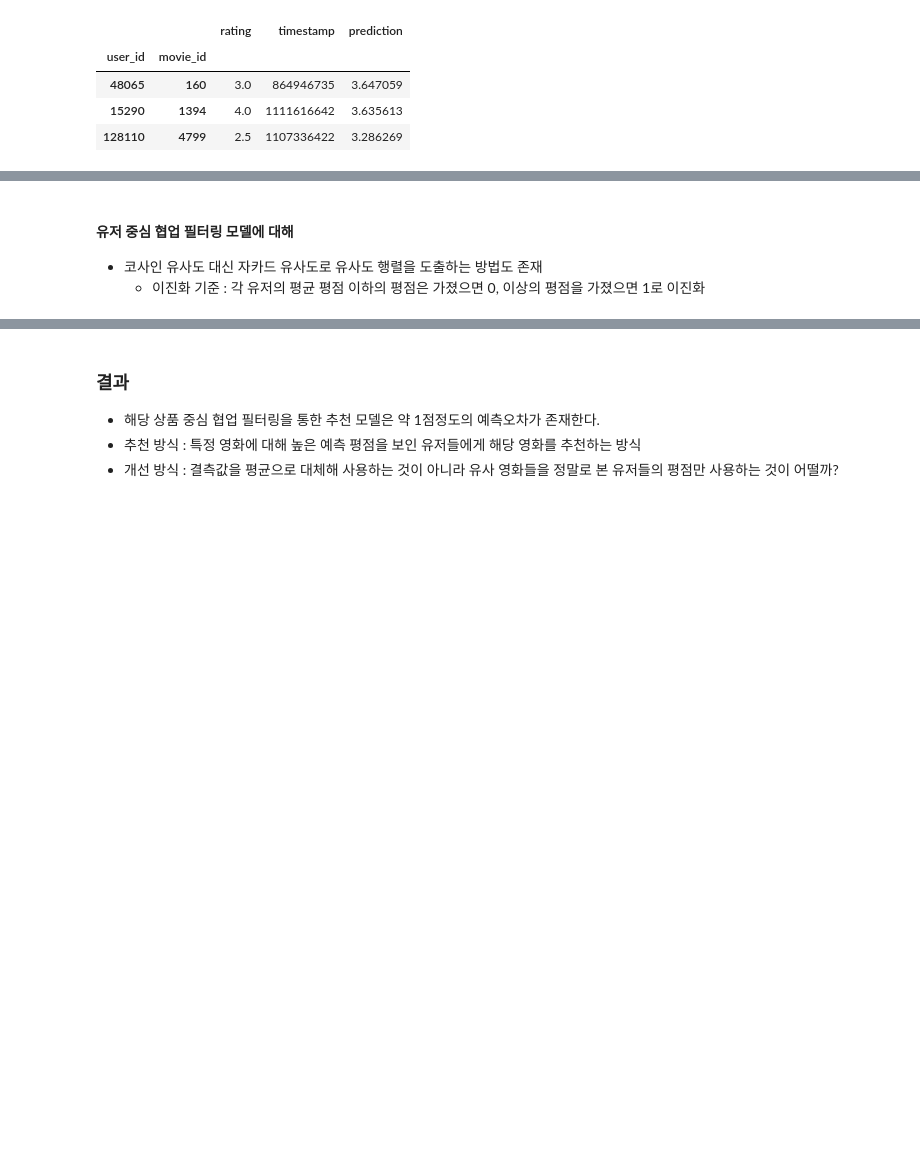
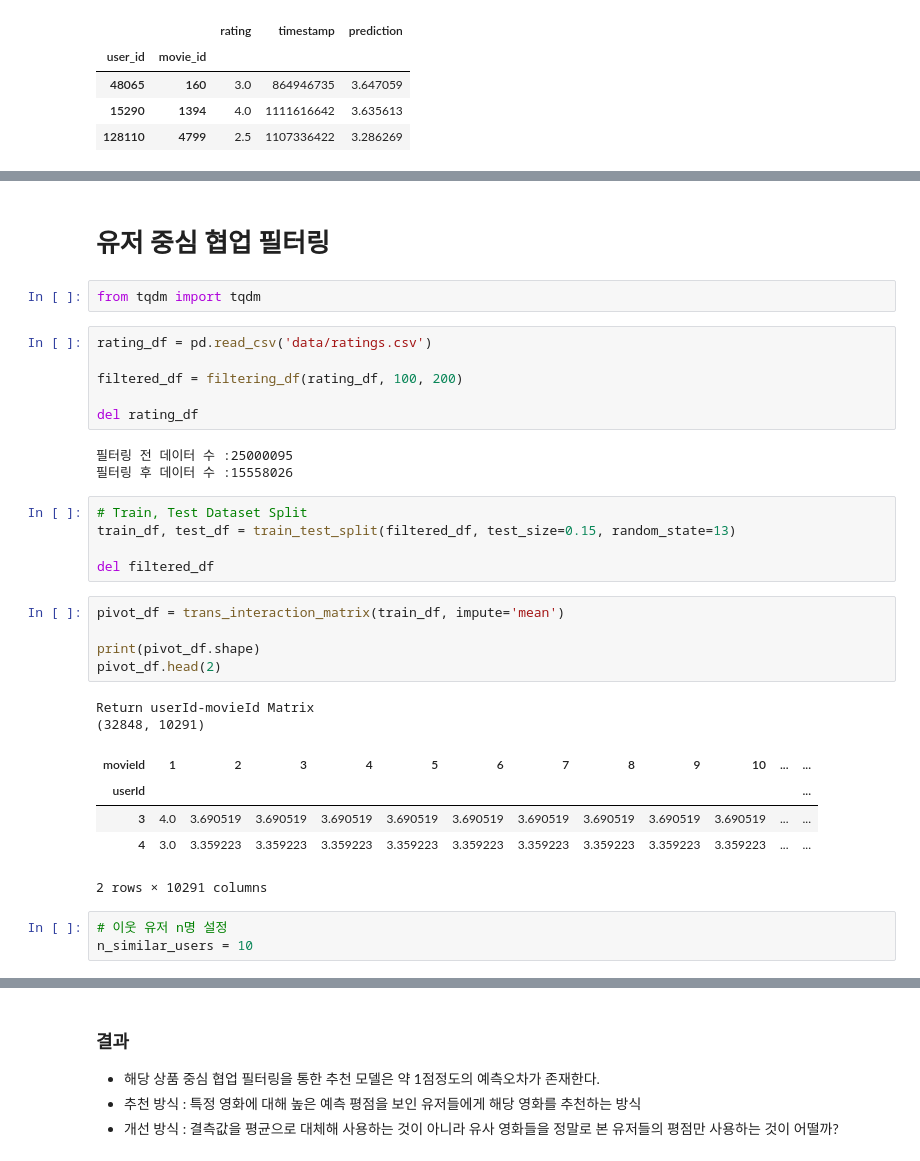
Before and after one commit to aeea-0605/e-commerce-analysis-repo, a Jupyter notebook: movie_recommendation/01_collaborative_filtering_model.ipynb, the cells around one changed output, grey strips where cells are left out. Saved outputs shown, nothing was run; the diff lists cells and outputs as text; blank space fills up the shorter version.

Commit message:
recommendation by collaborative filtering

```diff
--- a/movie_recommendation/01_collaborative_filtering_model.ipynb
+++ b/movie_recommendation/01_collaborative_filtering_model.ipynb
@@ -282,4 +253,34 @@ RMSE of recommendation by item-item collaborative filtering: 0.9494665308953931
-# %% [markdown]
-#### 유저 중심 협업 필터링 모델에 대해
-- 코사인 유사도 대신 자카드 유사도로 유사도 행렬을 도출하는 방법도 존재
-    - 이진화 기준 : 각 유저의 평균 평점 이하의 평점은 가졌으면 0, 이상의 평점을 가졌으면 1로 이진화
+# %% [markdown]
+# 유저 중심 협업 필터링
+# %%
+from tqdm import tqdm
+# %%
+rating_df = pd.read_csv('data/ratings.csv')
+
+filtered_df = filtering_df(rating_df, 100, 200)
+
+del rating_df
+# %% [output]
+필터링 전 데이터 수 :25000095
+필터링 후 데이터 수 :15558026
+# %%
+# Train, Test Dataset Split
+train_df, test_df = train_test_split(filtered_df, test_size=0.15, random_state=13)
+
+del filtered_df
+# %%
+pivot_df = trans_interaction_matrix(train_df, impute='mean')
+
+print(pivot_df.shape)
+pivot_df.head(2)
+# %% [output]
+Return userId-movieId Matrix
+(32848, 10291)
+| movieId | 1 | 2 | 3 | 4 | 5 | 6 | 7 | 8 | 9 | 10 | ... | ... |
+| userId |  |  |  |  |  |  |  |  |  |  |  | ... |
+| 3 | 4.0 | 3.690519 | 3.690519 | 3.690519 | 3.690519 | 3.690519 | 3.690519 | 3.690519 | 3.690519 | 3.690519 | ... | ... |
+| 4 | 3.0 | 3.359223 | 3.359223 | 3.359223 | 3.359223 | 3.359223 | 3.359223 | 3.359223 | 3.359223 | 3.359223 | ... | ... |
+2 rows × 10291 columns
+# %%
+# 이웃 유저 n명 설정
+n_similar_users = 10
```
Also changed, not shown: parts of 49 cells of this notebook.
